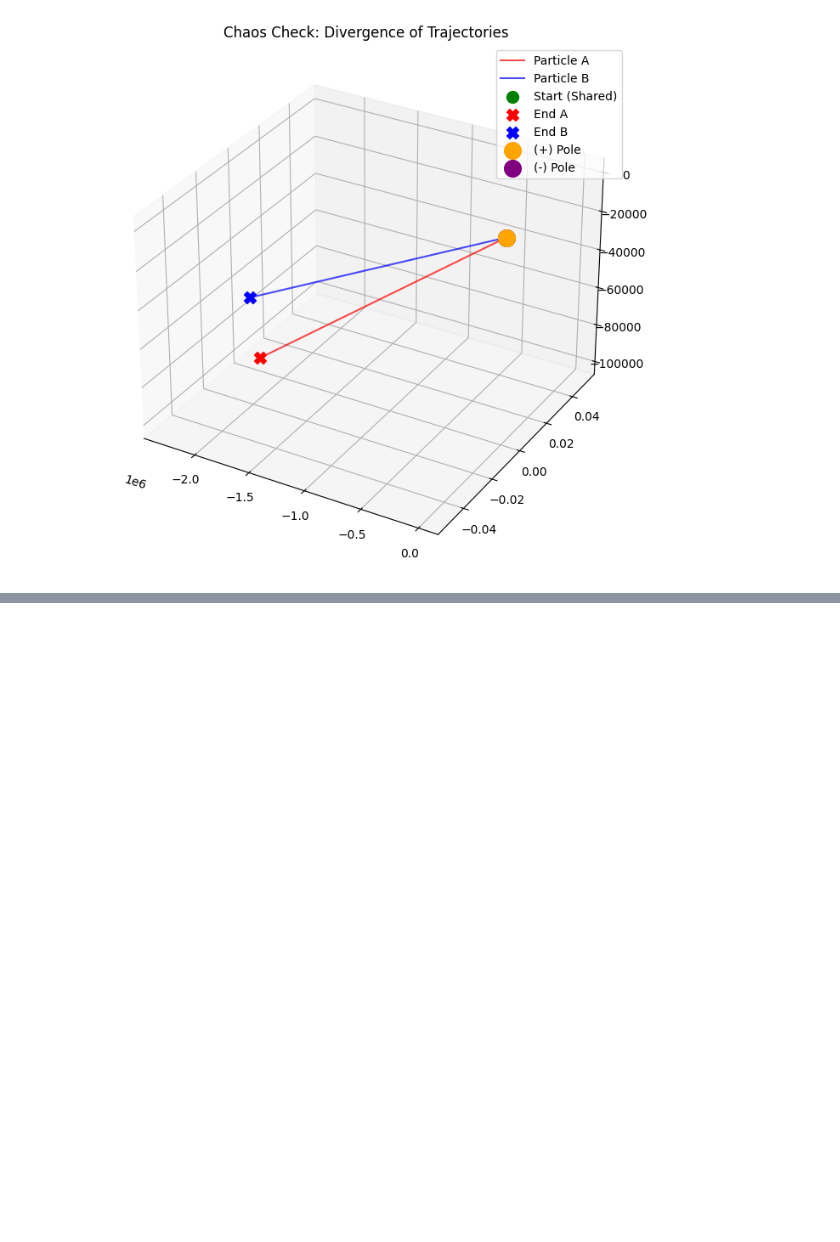
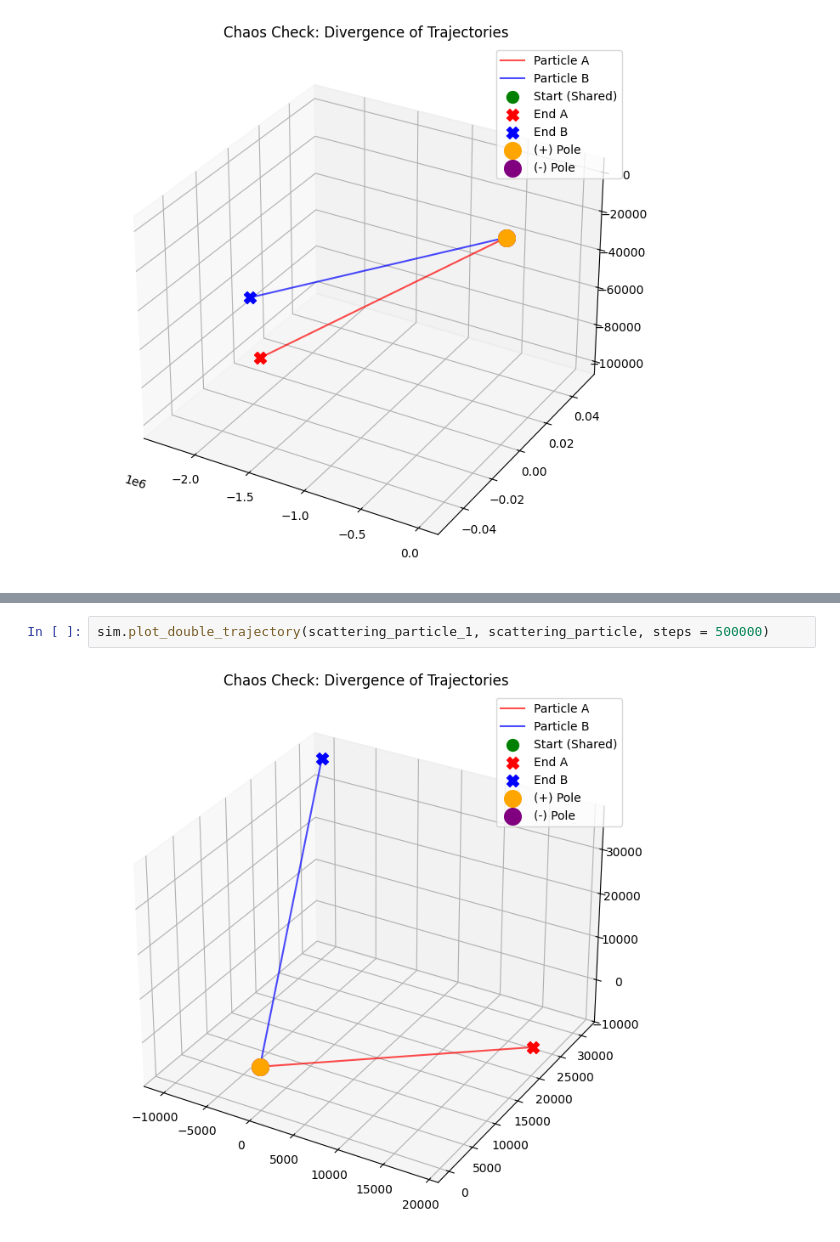
Before and after one commit to t0merez/Particle-Motion-Simulation, a Jupyter notebook: code_chaos.ipynb, the cells around one changed output, grey strips where cells are left out. Drawn from its saved outputs; the diff is of its cells as text; blank space fills up the shorter version.

```diff
--- a/code_chaos.ipynb
+++ b/code_chaos.ipynb
@@ -46,0 +36,4 @@ near_pole_B = sim.Particle(position=[0.100001, 0.0, 0.9], velocity=[500.0, 500.0
+# %%
+sim.plot_double_trajectory(scattering_particle_1, scattering_particle, steps = 500000)
+# %% [output]
+[figure, added]
```
Also changed, not shown: parts of 4 cells of this notebook.
